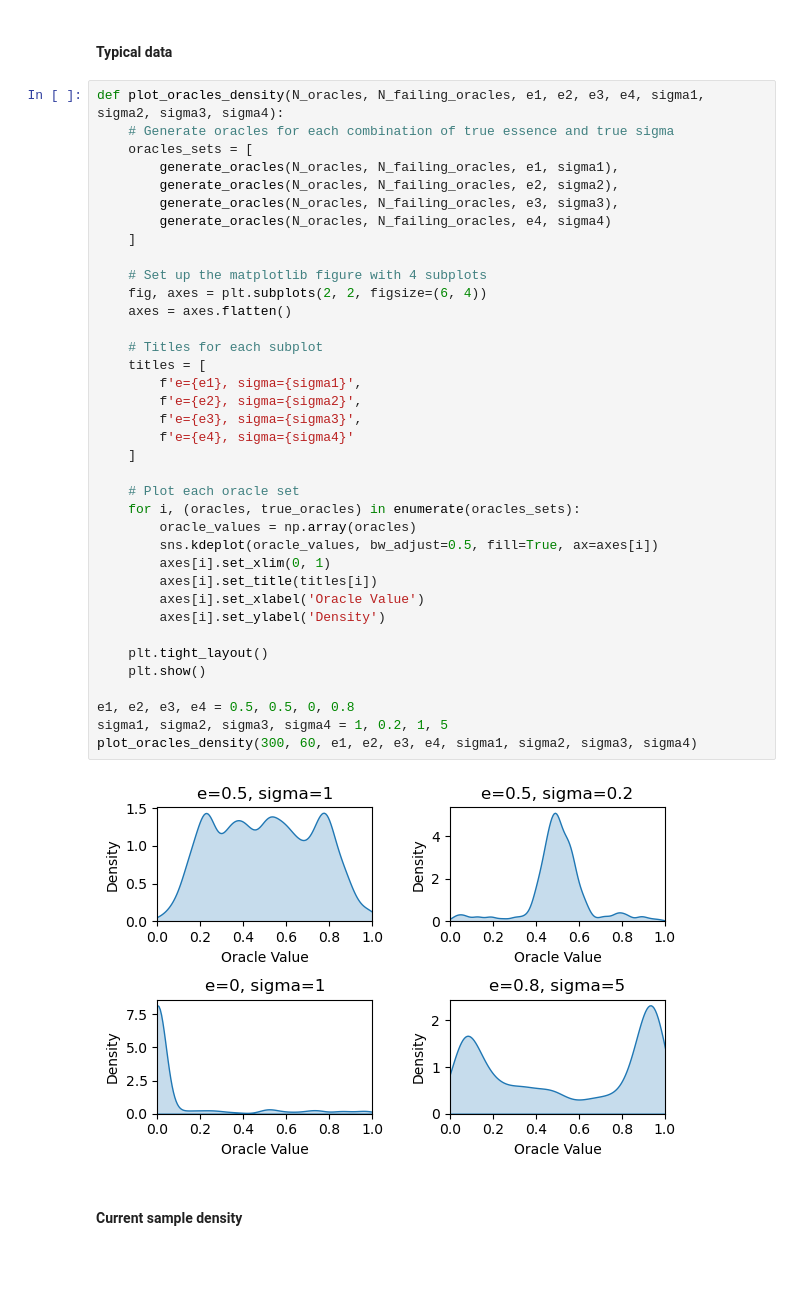
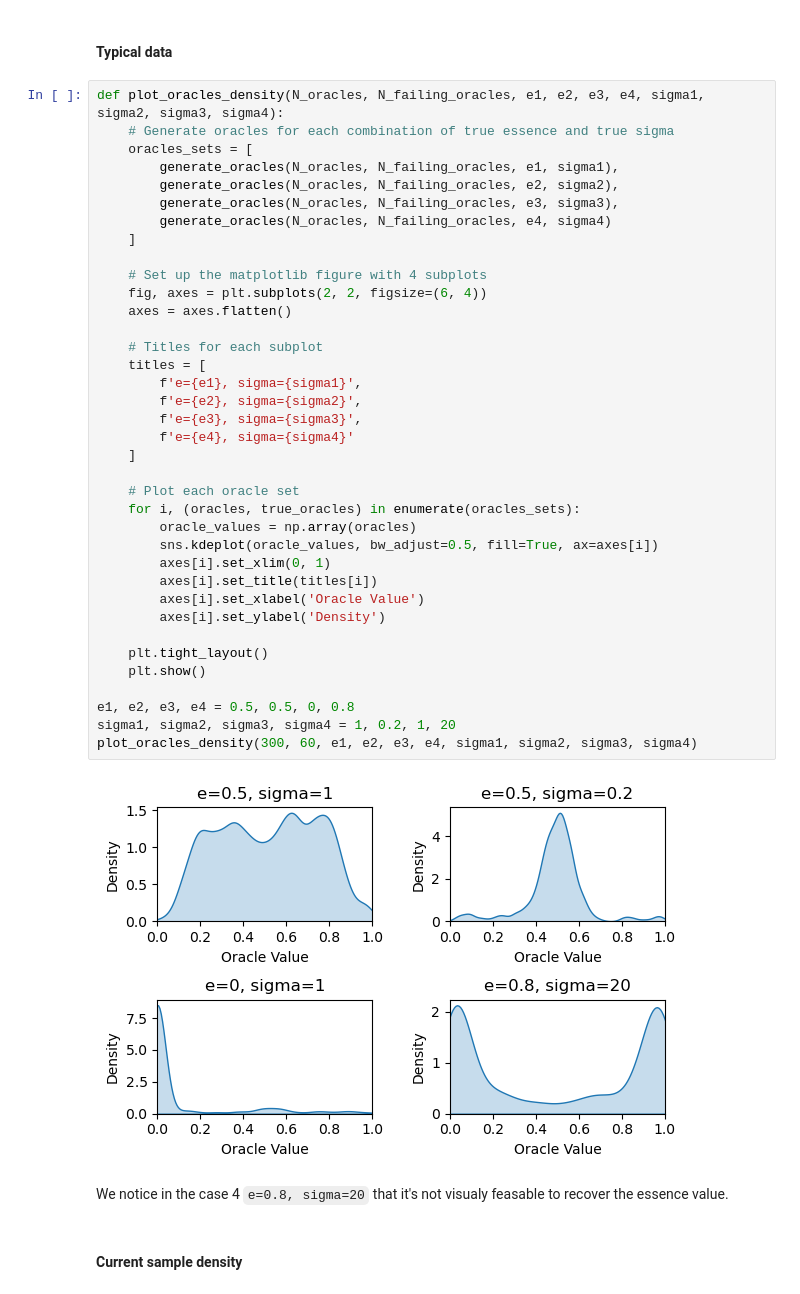
Before and after one commit to Ophiase/Oracle-Consensus, a Jupyter notebook: oracle_contract/drafts/first_algorithm_demo.ipynb, the cells around one changed output. Drawn from its saved outputs; the diff is of its cells as text; blank space fills up the shorter version.

```diff
--- a/oracle_contract/drafts/algorithm_demo.ipynb
+++ b/oracle_contract/drafts/first_algorithm_demo.ipynb
@@ -48,35 +48,37 @@ def plot_oracles_density(N_oracles, N_failing_oracles, e1, e2, e3, e4, sigma1, s
         generate_oracles(N_oracles, N_failing_oracles, e4, sigma4)
     ]
 
     # Set up the matplotlib figure with 4 subplots
     fig, axes = plt.subplots(2, 2, figsize=(6, 4))
     axes = axes.flatten()
 
     # Titles for each subplot
     titles = [
         f'e={e1}, sigma={sigma1}',
         f'e={e2}, sigma={sigma2}',
         f'e={e3}, sigma={sigma3}',
         f'e={e4}, sigma={sigma4}'
     ]
 
     # Plot each oracle set
     for i, (oracles, true_oracles) in enumerate(oracles_sets):
         oracle_values = np.array(oracles)
         sns.kdeplot(oracle_values, bw_adjust=0.5, fill=True, ax=axes[i])
         axes[i].set_xlim(0, 1)
         axes[i].set_title(titles[i])
         axes[i].set_xlabel('Oracle Value')
         axes[i].set_ylabel('Density')
 
     plt.tight_layout()
     plt.show()
 
 e1, e2, e3, e4 = 0.5, 0.5, 0, 0.8
-sigma1, sigma2, sigma3, sigma4 = 1, 0.2, 1, 5
+sigma1, sigma2, sigma3, sigma4 = 1, 0.2, 1, 20
 plot_oracles_density(300, 60, e1, e2, e3, e4, sigma1, sigma2, sigma3, sigma4)
 # %% [output]
-[figure, old version]
+[figure, new version]
+# %% [markdown]
+We notice in the case 4 ``e=0.8, sigma=20`` that it's not visualy feasable to recover the essence value.
 # %% [markdown]
 #### Current sample density
 # %%
```
Also changed, not shown: parts of 3 cells of this notebook, 1 other file.
